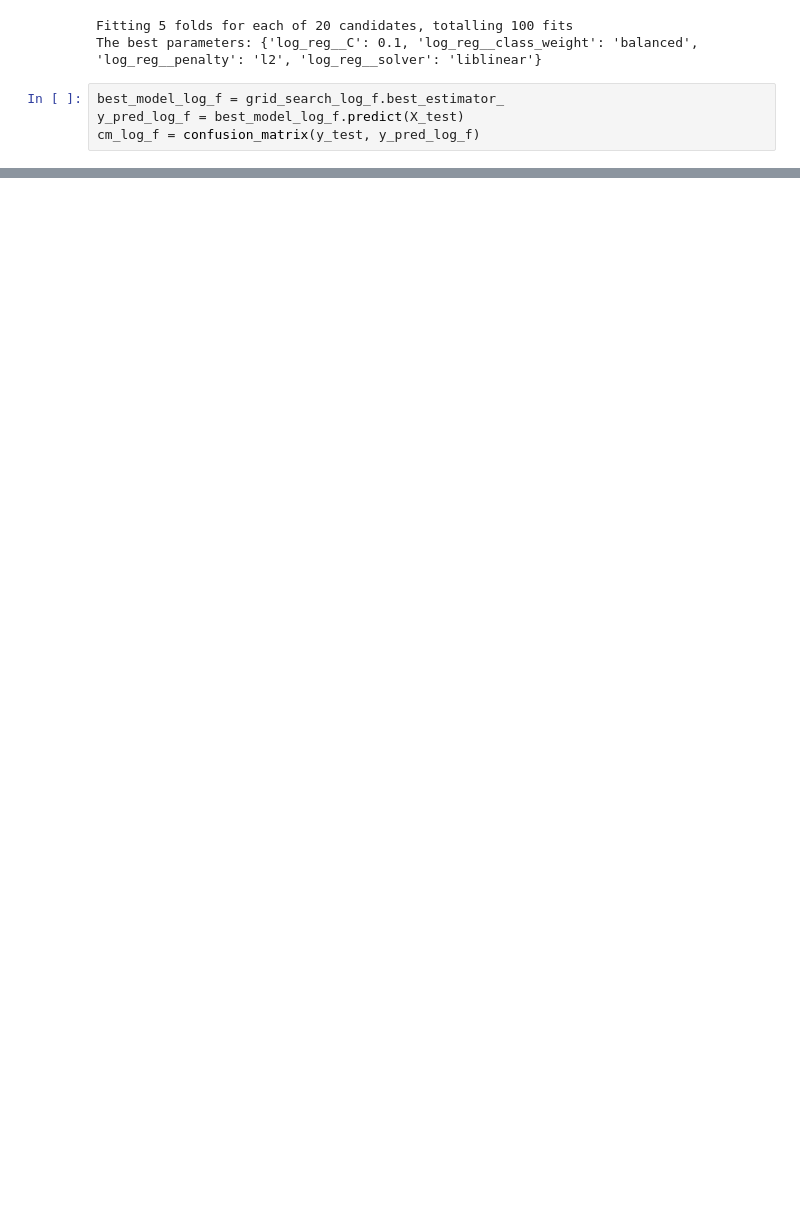
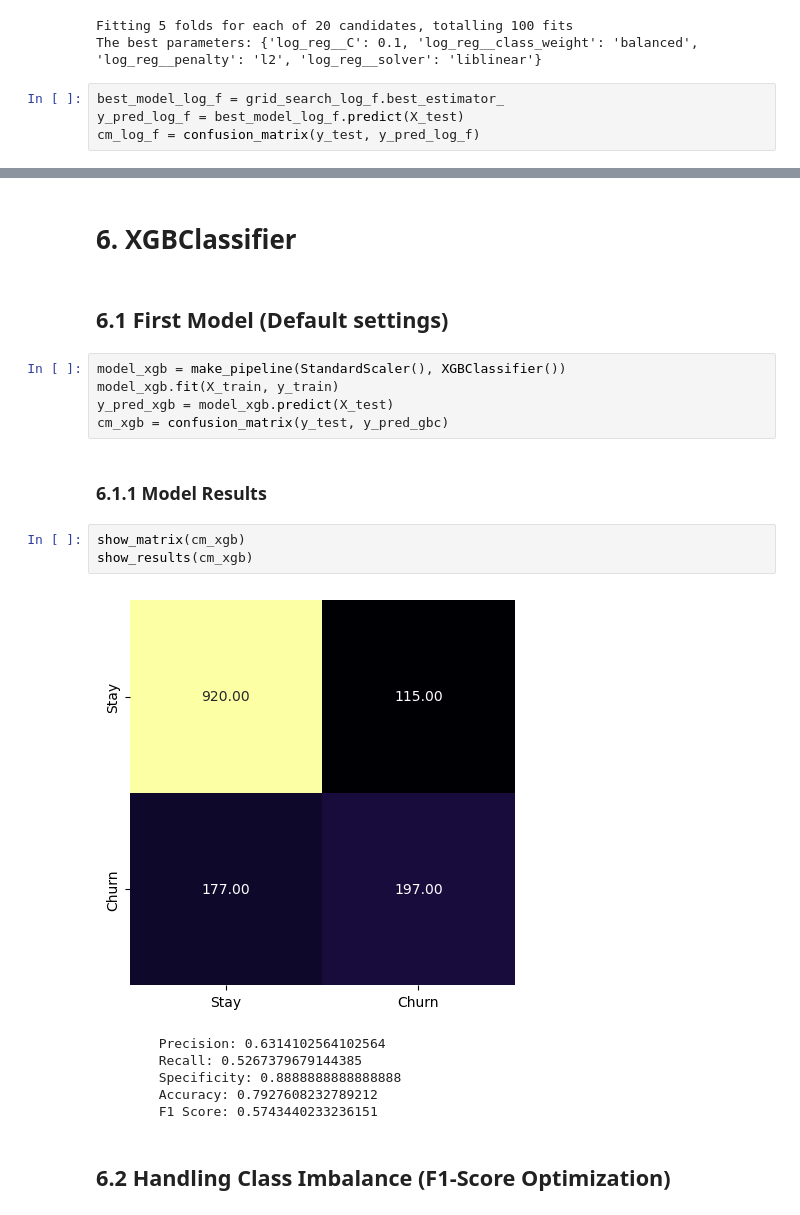
Before and after one commit to Oliwer1992/telco-customer-churn, a Jupyter notebook: 02_Classification_Models_Training.ipynb, the cells around one changed output, grey strips where cells are left out. Drawn from its saved outputs; the diff is of its cells as text; blank space fills up the shorter version.

```diff
--- a/02_Classification_Models_Training.ipynb
+++ b/02_Classification_Models_Training.ipynb
@@ -200,0 +256,23 @@ show_results(cm_log_f)
+# %% [markdown]
+# 6. XGBClassifier
+# %% [markdown]
+## 6.1 First Model (Default settings)
+# %%
+model_xgb = make_pipeline(StandardScaler(), XGBClassifier())
+model_xgb.fit(X_train, y_train)
+y_pred_xgb = model_xgb.predict(X_test)
+cm_xgb = confusion_matrix(y_test, y_pred_gbc)
+# %% [markdown]
+### 6.1.1 Model Results
+# %%
+show_matrix(cm_xgb)
+show_results(cm_xgb)
+# %% [output]
+[figure, added]
+        Precision: 0.6314102564102564
+        Recall: 0.5267379679144385
+        Specificity: 0.8888888888888888
+        Accuracy: 0.7927608232789212
+        F1 Score: 0.5743440233236151
+# %% [markdown]
+## 6.2 Handling Class Imbalance (F1-Score Optimization)
```
Also changed, not shown: parts of 31 cells of this notebook.
